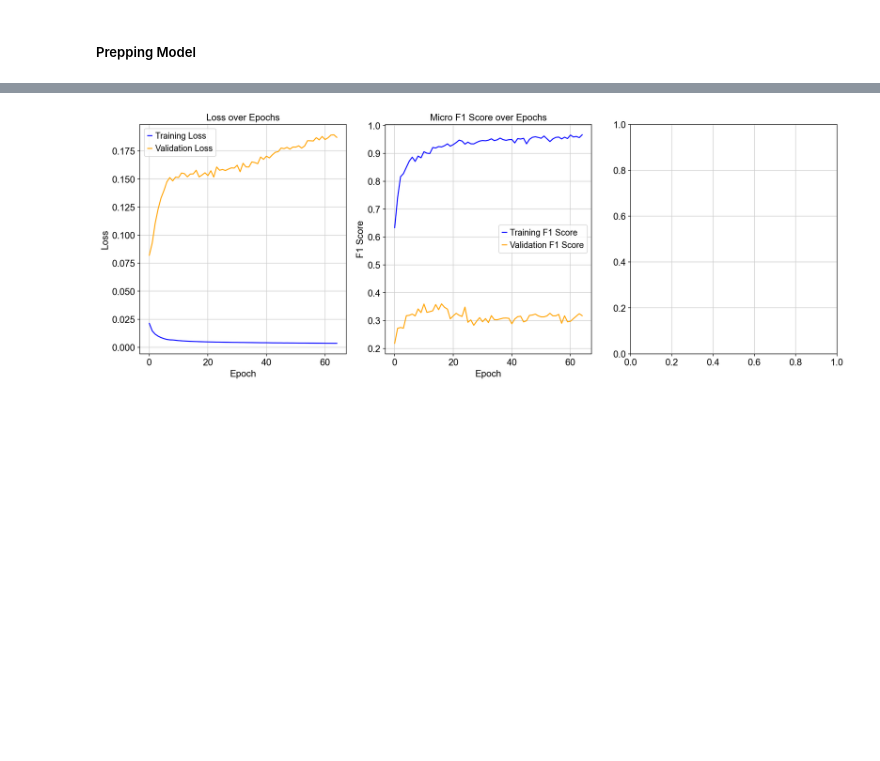
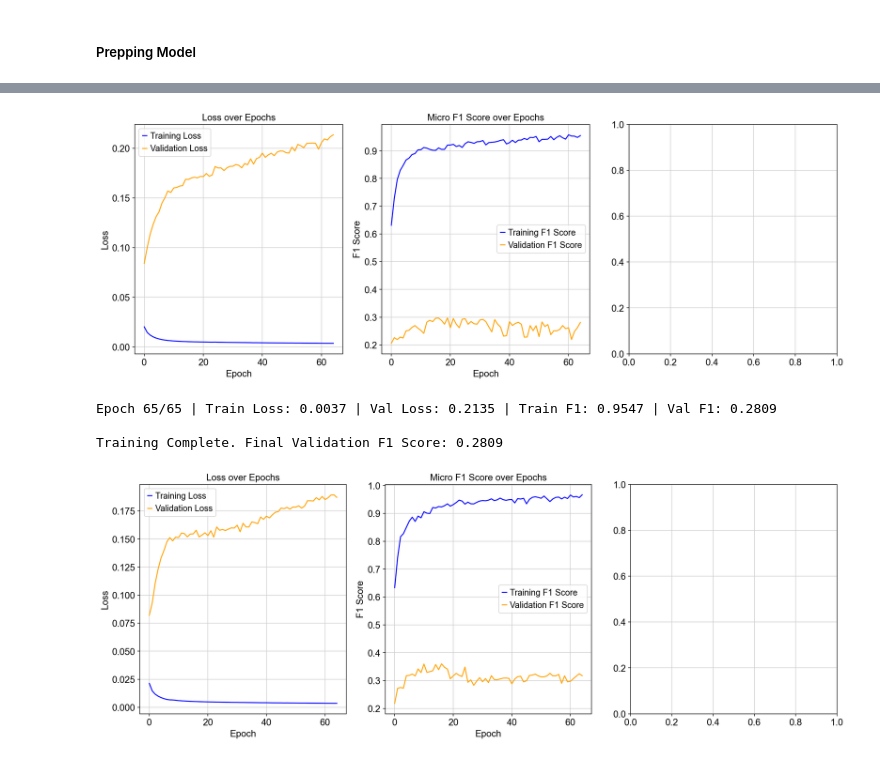
Before and after one commit to Featherless-bipod/mambaPerturb, a Jupyter notebook: CrossAttention.ipynb, the cells around one changed output, grey strips where cells are left out. Cells and saved outputs as stored; diff of their text form; code cells hidden in the pictures; blank space fills up the shorter version.

```diff
--- a/CrossAttention.ipynb
+++ b/CrossAttention.ipynb
@@ -86,0 +43,3 @@ chromosome_map = {name: i for i, name in enumerate(chr_names)}
+# %%
+final_positional_encoding = fun.create_positional_embedding(adata)
+masks = fun.create_masks(adata)
@@ -135,2 +56,6 @@ SUCCESS: Final matrix generated with shape (111255, 24)
 # %% [markdown]
 ##### Prepping Model
+# %%
+train_dataset,test_dataset = fun.split_data(adata,final_positional_encoding,
+                                            masks,
+                                            labels_int)
@@ -316,3 +85,10 @@ def topk_accuracy(outputs, labels, k=5):
+# %%
+modelCROSSATTN.train(model, train_loader,test_loader,optimizer,criterion, num_epochs)
+# %% [output]
+[figure, added]
+Epoch 65/65 | Train Loss: 0.0037 | Val Loss: 0.2135 | Train F1: 0.9547 | Val F1: 0.2809
+
+Training Complete. Final Validation F1 Score: 0.2809
 # %%
 from IPython.display import display, clear_output
 
```
Also changed, not shown: parts of 11 cells of this notebook, 17 other files.
